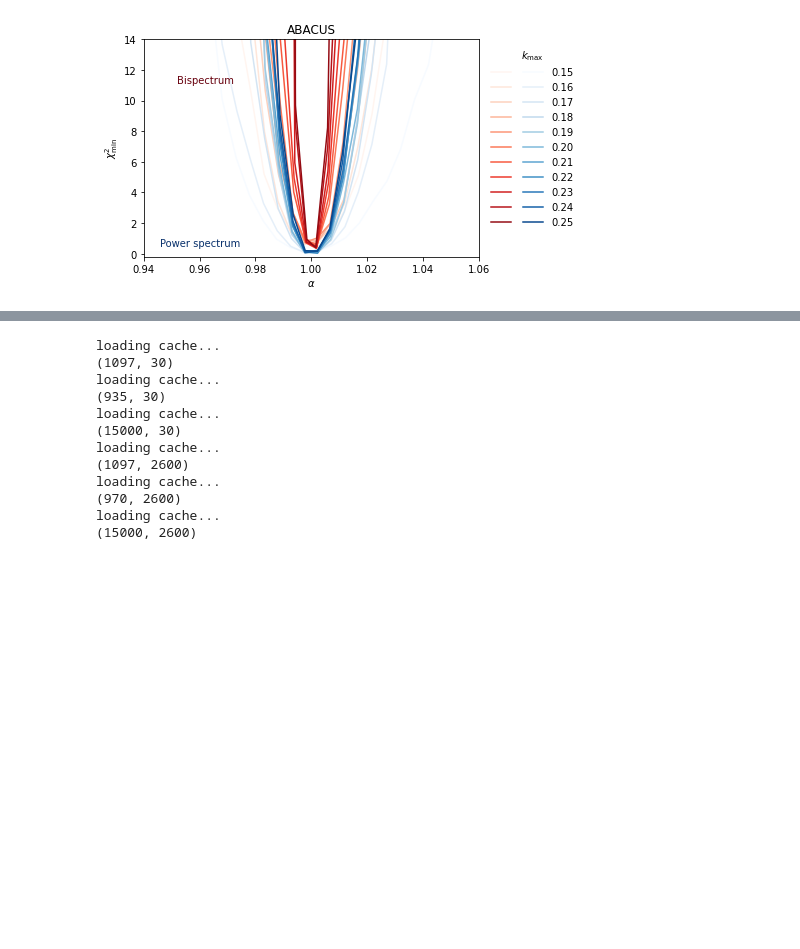
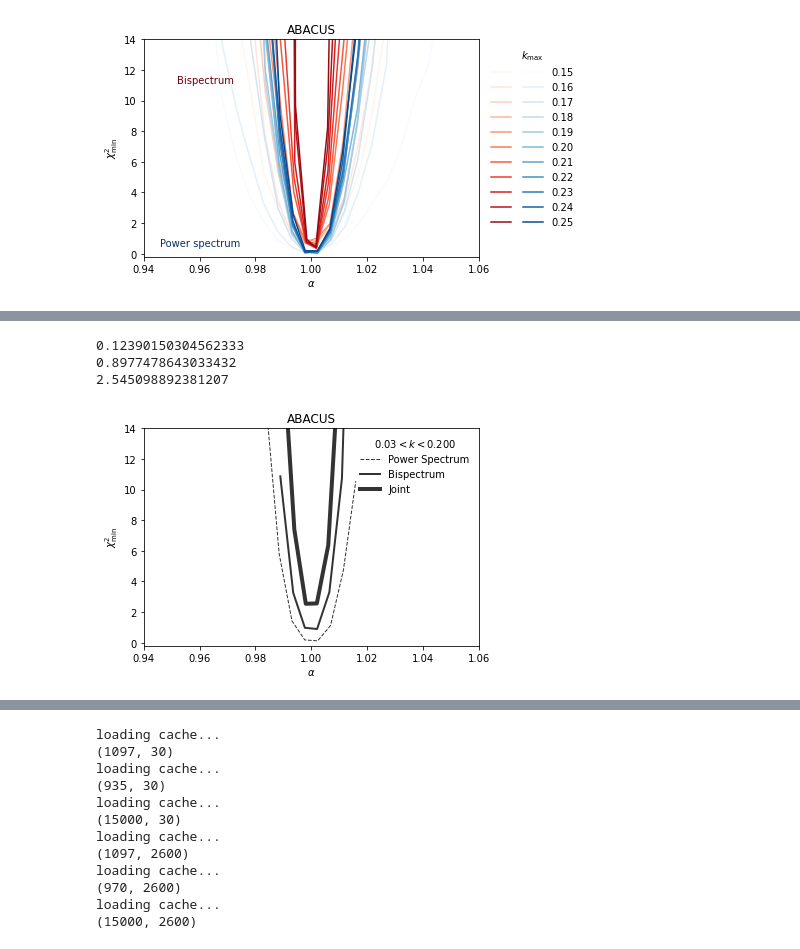
Before and after one commit to mehdirezaie/bispectrum, a Jupyter notebook: bao.ipynb, the cells around one changed output, grey strips where cells are left out. Cells and saved outputs as stored; diff of their text form; code cells hidden in the pictures; blank space fills up the shorter version.

```diff
--- a/bao.ipynb
+++ b/bao.ipynb
@@ -120,0 +155,7 @@ src.plots.plot_chi2(chi2s['abacus_bk'], chi2s['abacus_pk'], title='ABACUS')
+# %%
+plot_detection('abacus', '0.200')
+# %% [output]
+0.12390150304562333
+0.8977478643033432
+2.545098892381207
+[figure, added]
```
Also changed, not shown: parts of 16 cells of this notebook.
